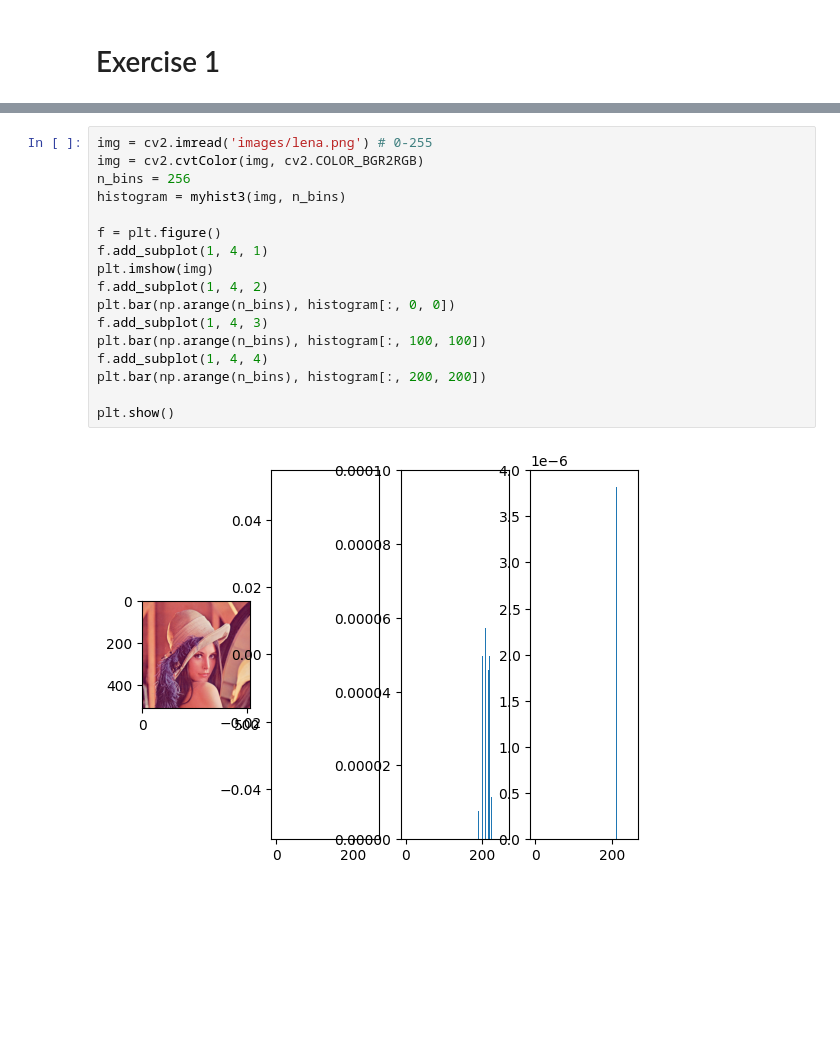
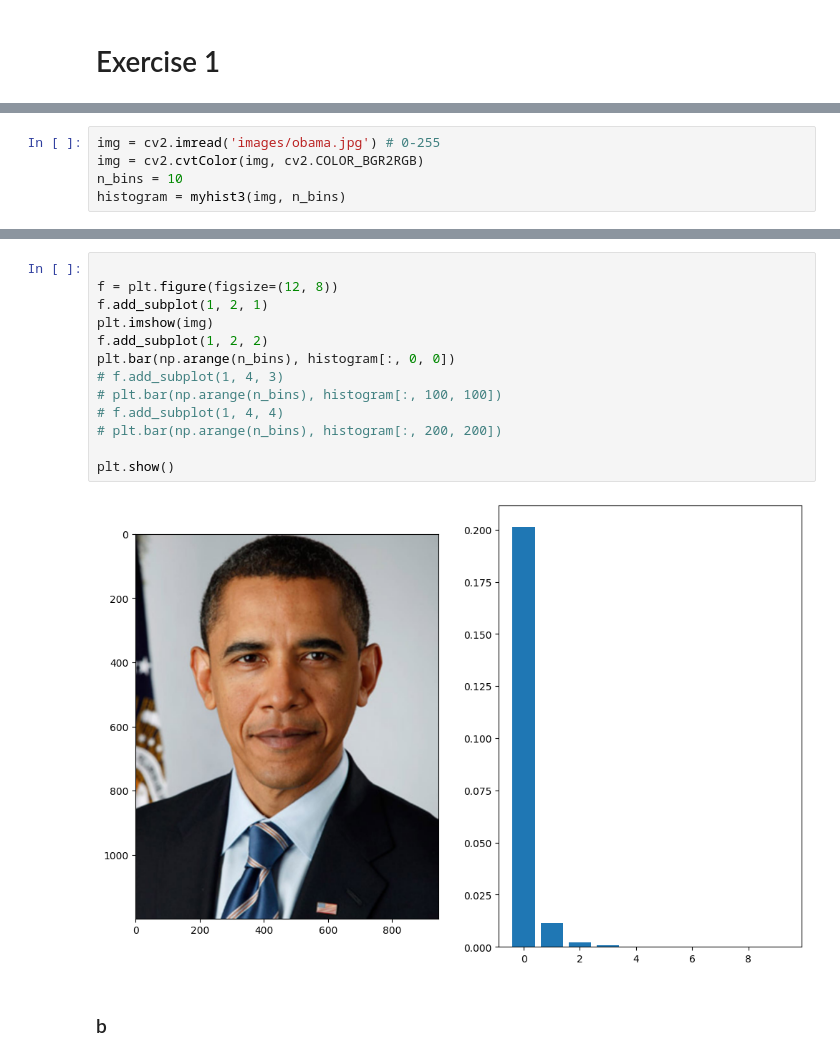
Before and after one commit to theBOSS121/uzassignment2, a Jupyter notebook: assignment2.ipynb, the cells around one changed output, grey strips where cells are left out. Saved outputs shown, nothing was run; the diff lists cells and outputs as text; blank space fills up the shorter version.

```diff
--- a/assignment2.ipynb
+++ b/assignment2.ipynb
@@ -31,0 +29,5 @@ def myhist3(arr, n):
+# %%
+img = cv2.imread('images/obama.jpg') # 0-255
+img = cv2.cvtColor(img, cv2.COLOR_BGR2RGB)
+n_bins = 10
+histogram = myhist3(img, n_bins)
@@ -32,19 +54,17 @@ def myhist3(arr, n):
 # %%
-img = cv2.imread('images/lena.png') # 0-255
-img = cv2.cvtColor(img, cv2.COLOR_BGR2RGB)
-n_bins = 256
-histogram = myhist3(img, n_bins)
 
-f = plt.figure()
-f.add_subplot(1, 4, 1)
+f = plt.figure(figsize=(12, 8))
+f.add_subplot(1, 2, 1)
 plt.imshow(img)
-f.add_subplot(1, 4, 2)
+f.add_subplot(1, 2, 2)
 plt.bar(np.arange(n_bins), histogram[:, 0, 0])
-f.add_subplot(1, 4, 3)
-plt.bar(np.arange(n_bins), histogram[:, 100, 100])
-f.add_subplot(1, 4, 4)
-plt.bar(np.arange(n_bins), histogram[:, 200, 200])
+# f.add_subplot(1, 4, 3)
+# plt.bar(np.arange(n_bins), histogram[:, 100, 100])
+# f.add_subplot(1, 4, 4)
+# plt.bar(np.arange(n_bins), histogram[:, 200, 200])
 
 plt.show()
 # %% [output]
-[figure, old version]
+[figure, new version]
+# %% [markdown]
+### b
```
Also changed, not shown: parts of 15 cells of this notebook, 1 other file.
